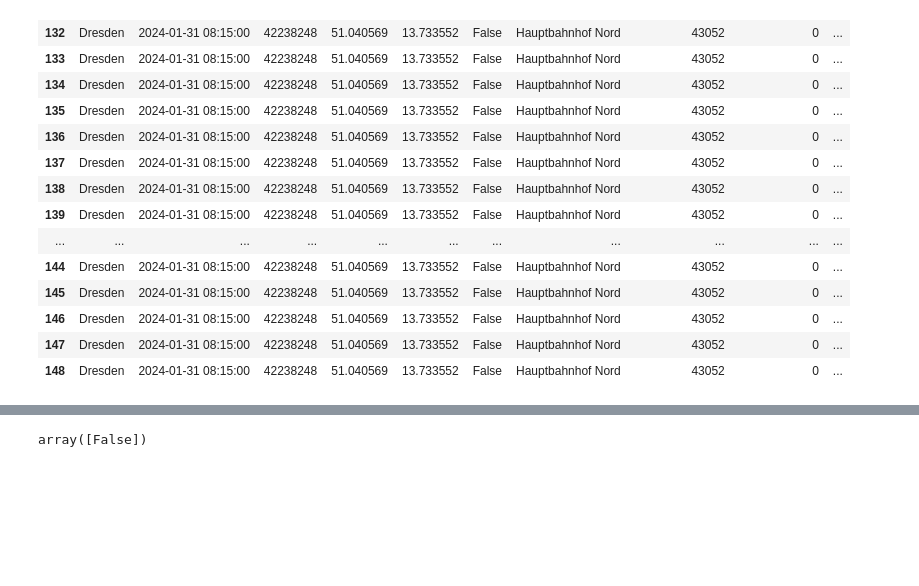
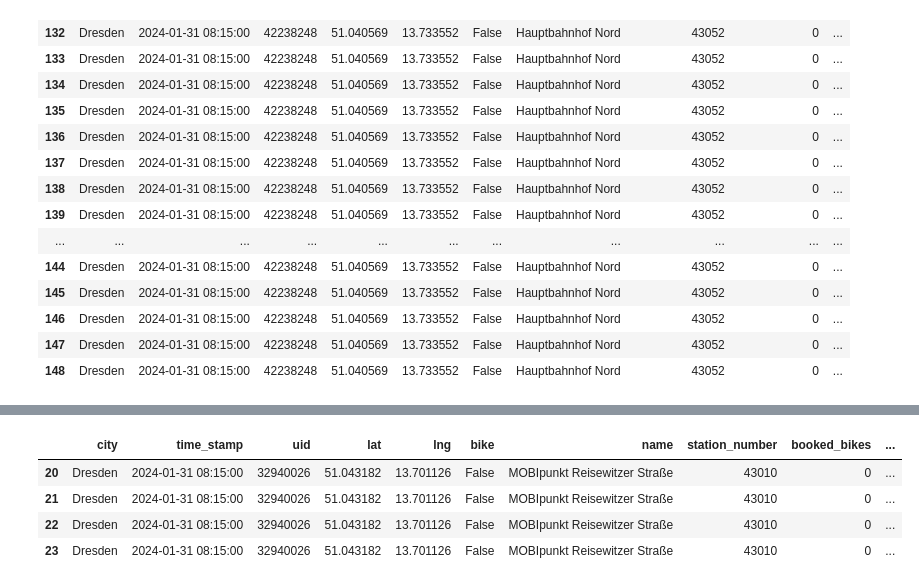
Before and after one commit to Vsinichenko/Forecasting_bike_sharing_availability, a Jupyter notebook: notebooks/01 First look at the data.ipynb, the cells around one changed output, grey strips where cells are left out. Saved outputs shown, nothing was run; the diff lists cells and outputs as text; code cells hidden in the pictures; blank space fills up the shorter version.

```diff
--- a/notebooks/01 First look at the data.ipynb
+++ b/notebooks/01 First look at the data.ipynb
@@ -469,4 +488,0 @@ name_place_type_gr = name_place_type_gr[name_place_type_gr!=0]
-# %%
-df_daytime.no_registration.unique()
-# %% [output]
-array([False])
@@ -474,0 +489,8 @@ df_daytime.
+# %%
+df_rushhour[df_rushhour.maintenance==True]
+# %% [output]
+|  | city | time_stamp | uid | lat | lng | bike | name | station_number | booked_bikes | ... |
+| 20 | Dresden | 2024-01-31 08:15:00 | 32940026 | 51.043182 | 13.701126 | False | MOBIpunkt Reisewitzer Straße | 43010 | 0 | ... |
+| 21 | Dresden | 2024-01-31 08:15:00 | 32940026 | 51.043182 | 13.701126 | False | MOBIpunkt Reisewitzer Straße | 43010 | 0 | ... |
+| 22 | Dresden | 2024-01-31 08:15:00 | 32940026 | 51.043182 | 13.701126 | False | MOBIpunkt Reisewitzer Straße | 43010 | 0 | ... |
+| 23 | Dresden | 2024-01-31 08:15:00 | 32940026 | 51.043182 | 13.701126 | False | MOBIpunkt Reisewitzer Straße | 43010 | 0 | ... |
```
Also changed, not shown: parts of 22 cells of this notebook, 3 other files.
